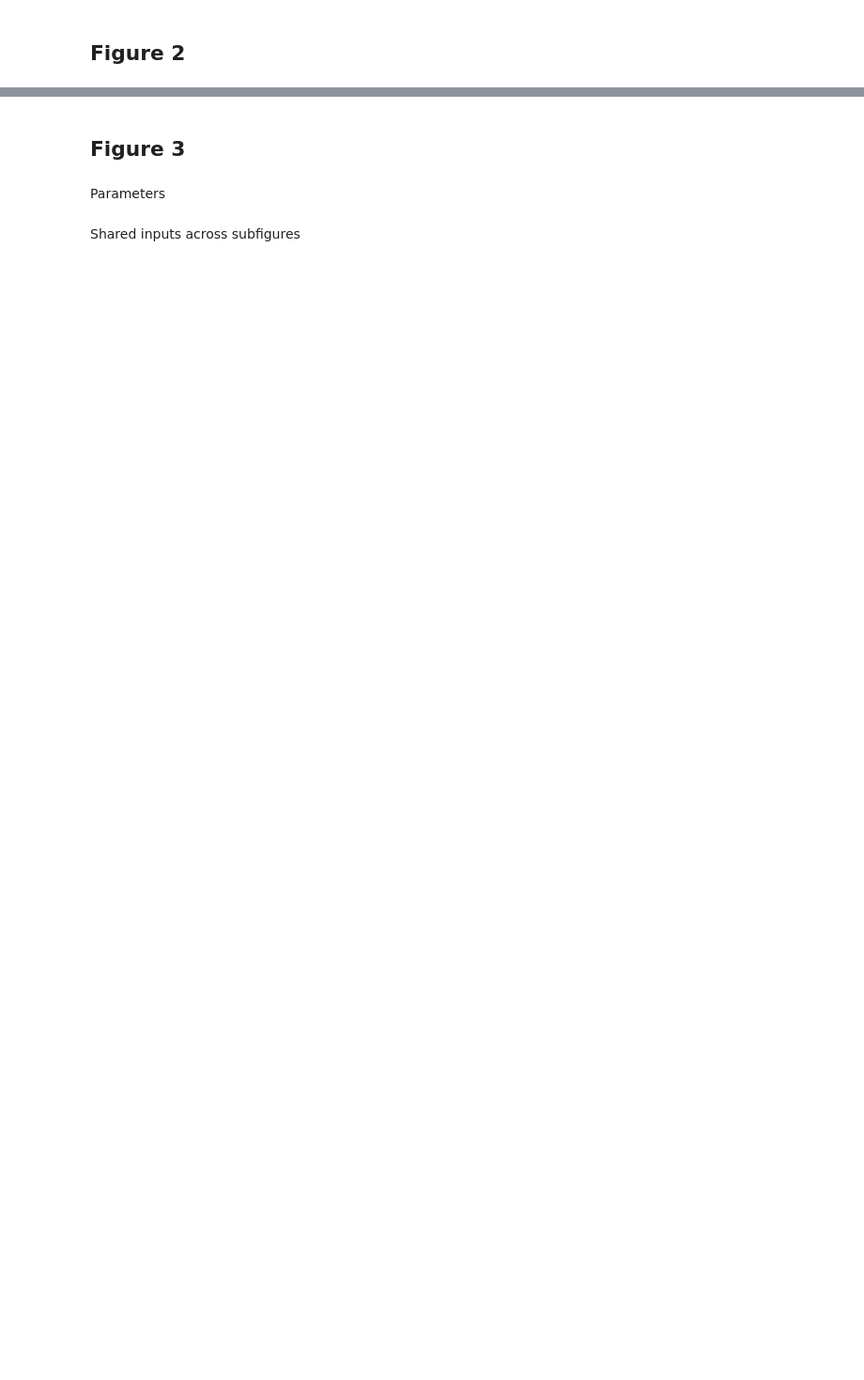
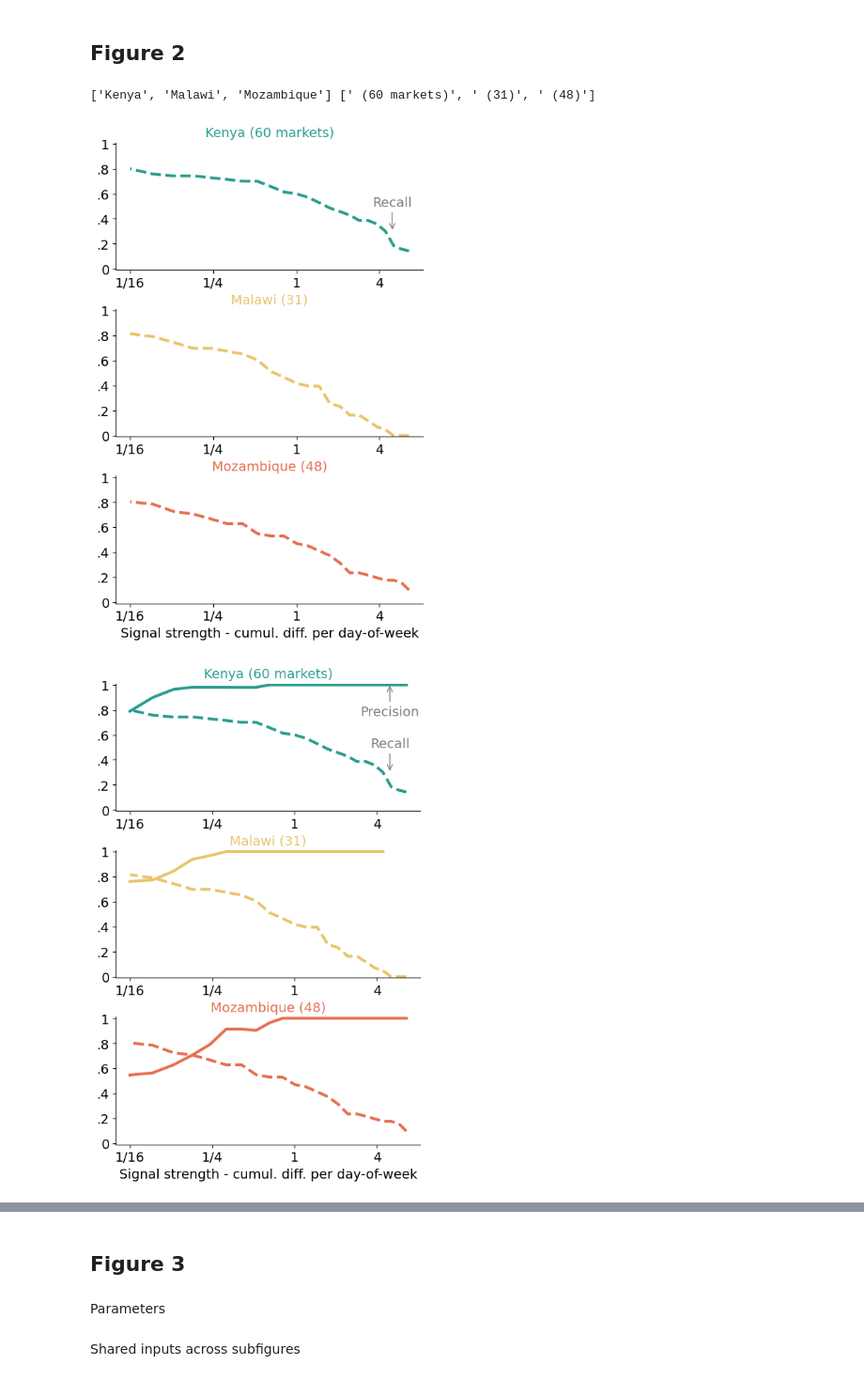
Before and after one commit to pauldingus/MAI-replication-package, a Jupyter notebook: code/figures/figures_1_2_3_t1_t2_s1_s2_s3_s5.ipynb, the cells around one changed output, grey strips where cells are left out. Shown at 94% size. Cells and saved outputs as stored; diff of their text form; code cells hidden in the pictures; blank space fills up the shorter version.

Commit message:
cleaned up python figures

```diff
--- a/code/figures/figures_1_2_3_t1_t2_s1_s2_s3_s5.ipynb
+++ b/code/figures/figures_1_2_3_t1_t2_s1_s2_s3_s5.ipynb
@@ -532,6 +535,7 @@ df_merged.to_csv('df_merged_saved.csv', index=False)
 # %%
-df_merged = pd.read_csv('df_merged_saved.csv')
-#display(df_merged)
+plt.rcParams['text.usetex'] = False
+df_merged = pd.read_csv('temp/df_merged_saved.csv')
+
 # Convert 'precision' and 'recall' columns from object to list of floats
 df_merged['precision'] = df_merged['precision'].apply(eval).apply(lambda x: [float(i) for i in x])
 df_merged['recall'] = df_merged['recall'].apply(eval).apply(lambda x: [float(i) for i in x])
@@ -545,9 +549,9 @@ def mean_of_lists(series):
 # Group by 'varA' and apply the function to 'varB'
 collapse_by=['country','thres']
 prec = df_merged.groupby(collapse_by)['precision'].apply(mean_of_lists).reset_index()
-#display(prec)
+
 rec = df_merged.groupby(collapse_by)['recall'].apply(mean_of_lists).reset_index()
-#display(rec)
+
 df_merge1 = pd.merge(prec, rec, on=collapse_by, how='outer')
 
 df_collapsed = df_merged.groupby(collapse_by)['valid'].mean().reset_index()
@@ -560,12 +564,8 @@ df_values = pd.DataFrame({
     'thres': range(len(thres_range)),  # Index as a column
     'cutoffs_orig_log': np.log(thres_range)                # Log-transformed values as a column
 })
-#with pd.option_context('display.max_rows', None):
-    #display(df_values)
 
 df_collapsed = pd.merge(df_collapsed, df_values, on='thres', how='outer')
-#with pd.option_context('display.max_rows', None):
-    #display(df_collapsed)
 fontsize=14
 
 
@@ -579,7 +579,7 @@ print(titles, subtitles)
 lp_prec = 'solid'
 lp_rec = 'dashed'
 lp_acc = 'dotted'
-for build in range(0,5):
+for build in range(0,3):
     fig = plt.figure(figsize=(13/2.54, 20/2.54))  # Convert from cm to inches
 
     # Define grid specification with adjusted height ratios
@@ -606,36 +606,37 @@ for build in range(0,5):
         if build>1:
             axes[p].plot(df['cutoffs_orig_log'], df['fpr'], linestyle=lp_acc, color=maincolors[p], label='False pos. rate',linewidth=3)
         for spine in ['top', 'right']:
             axes[p].spines[spine].set_visible(False)
         axes[p].set_yticks([0,0.2,0.4,0.6,0.8,1])
         axes[p].set_yticklabels(["0",".2",".4",".6",".8","1"])
         ticks = [1/16, 1/4, 1, 4]
         ticks_str = ["1/16"  , "1/4", "1", "4"]
         #ticks_str = ["16"  , "4", "1", "4"]
         axes[p].set_xticks(np.log(ticks), ticks_str)
 
         axes[p].set_ylim(-0.01, 1.01)  # Set x-axis limits from 1 to 4
         axes[p].tick_params(labelsize=fontsize)
         if build>3:
             axes[p].axvline(df_values.loc[df_values['thres'] == 24, 'cutoffs_orig_log'].iloc[0], color='gray', linestyle='--', linewidth=2, label='')
 
     axes[2].set_xlabel('Signal strength - cumul. diff. per day-of-week',fontsize=fontsize)
     left_ax.tick_params(left = False, right = False, labelleft = False, labelbottom = False, bottom = False)
     axes[0].annotate('Recall',  xycoords='axes fraction',xy=(.9, 0.3), xytext=(.9, .5), arrowprops=dict(arrowstyle='->', color='gray'), fontsize=fontsize, color='gray',ha='center')
     if build>0:
         axes[0].annotate('Precision', xycoords='axes fraction', xy=(.9, 1), xytext=(.9, .75), arrowprops=dict(arrowstyle='->', color='gray'), fontsize=fontsize, color='gray',ha='center')
     if build>1:
         axes[0].annotate('False pos. rate', xycoords='axes fraction', xy=(0.7, 0), xytext=(.7, .175), arrowprops=dict(arrowstyle='->', color='gray'), fontsize=fontsize, color='gray',ha='center', va='bottom')
-    if build>3:
-        axes[1].annotate('Reference\ncutoff for\nmapping', xy=(np.log(0.40959999999999963), 0.2), xytext=(np.log(1/8), 0.2), arrowprops=dict(arrowstyle='->', color='gray'), fontsize=fontsize, color='gray',ha='center', va='center')
-        axes[0].text(-0.15, 1.02, "A", transform=axes[0].transAxes, fontsize=12, fontweight="bold", va="top", ha="left")
+    #if build>3:
+    #    axes[1].annotate('Reference\ncutoff for\nmapping', xy=(np.log(0.40959999999999963), 0.2), xytext=(np.log(1/8), 0.2), arrowprops=dict(arrowstyle='->', color='gray'), fontsize=fontsize, color='gray',ha='center', va='center')
+    #    axes[0].text(-0.15, 1.02, "A", transform=axes[0].transAxes, fontsize=12, fontweight="bold", va="top", ha="left")
 
     plt.tight_layout()  # Adjust layout to prevent overlapping
     plt.savefig(f"graphs/Figure2_{build}.png", transparent=True, bbox_inches='tight', pad_inches=0, dpi=300)
     plt.show()
 
     plt.close(fig)
     fig.clf()
-
-display(df_collapsed[df_collapsed['thres'] == 24])
-display(df_collapsed.groupby('country')['valid'].max())
+# %% [output]
+['Kenya', 'Malawi', 'Mozambique'] [' (60 markets)', ' (31)', ' (48)']
+[figure, added]
+[figure, added]
```
Also changed, not shown: parts of 21 cells of this notebook, 4 other files.
